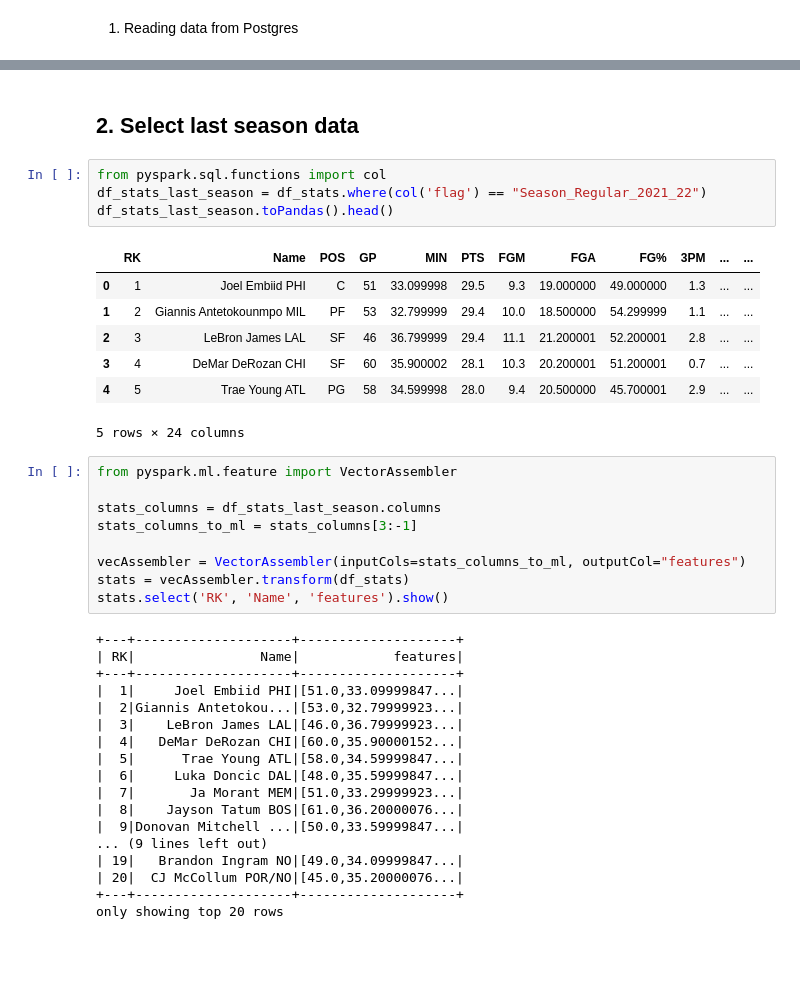
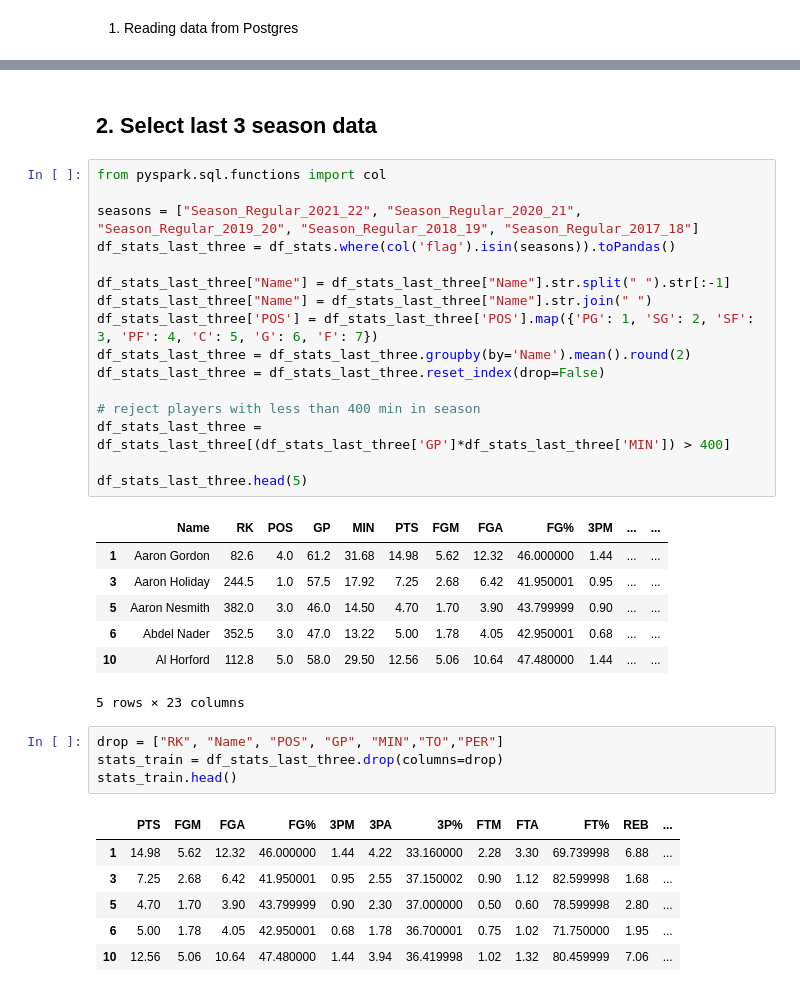
Before and after one commit to tomekmatuszewski/NBA_players_clustering, a Jupyter notebook: notebooks/read_postgres.ipynb, the cells around one changed output, grey strips where cells are left out. Drawn from its saved outputs; the diff is of its cells as text; blank space fills up the shorter version.

```diff
--- a/notebooks/read_postgres.ipynb
+++ b/notebooks/read_postgres.ipynb
@@ -104,41 +34,37 @@ df_stats.limit(10).toPandas()
 # %% [markdown]
-## 2. Select last season data
+## 2. Select last 3 season data
 # %%
 from pyspark.sql.functions import col
-df_stats_last_season = df_stats.where(col('flag') == "Season_Regular_2021_22")
-df_stats_last_season.toPandas().head()
+
+seasons = ["Season_Regular_2021_22", "Season_Regular_2020_21", "Season_Regular_2019_20", "Season_Regular_2018_19", "Season_Regular_2017_18"]
+df_stats_last_three = df_stats.where(col('flag').isin(seasons)).toPandas()
+
+df_stats_last_three["Name"] = df_stats_last_three["Name"].str.split(" ").str[:-1]
+df_stats_last_three["Name"] = df_stats_last_three["Name"].str.join(" ")
+df_stats_last_three['POS'] = df_stats_last_three['POS'].map({'PG': 1, 'SG': 2, 'SF': 3, 'PF': 4, 'C': 5, 'G': 6, 'F': 7})
+df_stats_last_three = df_stats_last_three.groupby(by='Name').mean().round(2)
+df_stats_last_three = df_stats_last_three.reset_index(drop=False)
+
+# reject players with less than 400 min in season
+df_stats_last_three = df_stats_last_three[(df_stats_last_three['GP']*df_stats_last_three['MIN']) > 400]
+
+df_stats_last_three.head(5)
 # %% [output]
-|  | RK | Name | POS | GP | MIN | PTS | FGM | FGA | FG% | 3PM | ... | ... |
-| 0 | 1 | Joel Embiid PHI | C | 51 | 33.099998 | 29.5 | 9.3 | 19.000000 | 49.000000 | 1.3 | ... | ... |
-| 1 | 2 | Giannis Antetokounmpo MIL | PF | 53 | 32.799999 | 29.4 | 10.0 | 18.500000 | 54.299999 | 1.1 | ... | ... |
-| 2 | 3 | LeBron James LAL | SF | 46 | 36.799999 | 29.4 | 11.1 | 21.200001 | 52.200001 | 2.8 | ... | ... |
-| 3 | 4 | DeMar DeRozan CHI | SF | 60 | 35.900002 | 28.1 | 10.3 | 20.200001 | 51.200001 | 0.7 | ... | ... |
-| 4 | 5 | Trae Young ATL | PG | 58 | 34.599998 | 28.0 | 9.4 | 20.500000 | 45.700001 | 2.9 | ... | ... |
+|  | Name | RK | POS | GP | MIN | PTS | FGM | FGA | FG% | 3PM | ... | ... |
+| 1 | Aaron Gordon | 82.6 | 4.0 | 61.2 | 31.68 | 14.98 | 5.62 | 12.32 | 46.000000 | 1.44 | ... | ... |
+| 3 | Aaron Holiday | 244.5 | 1.0 | 57.5 | 17.92 | 7.25 | 2.68 | 6.42 | 41.950001 | 0.95 | ... | ... |
+| 5 | Aaron Nesmith | 382.0 | 3.0 | 46.0 | 14.50 | 4.70 | 1.70 | 3.90 | 43.799999 | 0.90 | ... | ... |
+| 6 | Abdel Nader | 352.5 | 3.0 | 47.0 | 13.22 | 5.00 | 1.78 | 4.05 | 42.950001 | 0.68 | ... | ... |
+| 10 | Al Horford | 112.8 | 5.0 | 58.0 | 29.50 | 12.56 | 5.06 | 10.64 | 47.480000 | 1.44 | ... | ... |
-5 rows × 24 columns
+5 rows × 23 columns
 # %%
-from pyspark.ml.feature import VectorAssembler
-
-stats_columns = df_stats_last_season.columns
-stats_columns_to_ml = stats_columns[3:-1]
-
-vecAssembler = VectorAssembler(inputCols=stats_columns_to_ml, outputCol="features")
-stats = vecAssembler.transform(df_stats)
-stats.select('RK', 'Name', 'features').show()
+drop = ["RK", "Name", "POS", "GP", "MIN","TO","PER"]
+stats_train = df_stats_last_three.drop(columns=drop)
+stats_train.head()
 # %% [output]
-+---+--------------------+--------------------+
-| RK|                Name|            features|
-+---+--------------------+--------------------+
-|  1|     Joel Embiid PHI|[51.0,33.09999847...|
-|  2|Giannis Antetokou...|[53.0,32.79999923...|
-|  3|    LeBron James LAL|[46.0,36.79999923...|
-|  4|   DeMar DeRozan CHI|[60.0,35.90000152...|
-|  5|      Trae Young ATL|[58.0,34.59999847...|
-|  6|     Luka Doncic DAL|[48.0,35.59999847...|
-|  7|       Ja Morant MEM|[51.0,33.29999923...|
-|  8|    Jayson Tatum BOS|[61.0,36.20000076...|
-|  9|Donovan Mitchell ...|[50.0,33.59999847...|
-... (9 lines left out)
-| 19|   Brandon Ingram NO|[49.0,34.09999847...|
-| 20|  CJ McCollum POR/NO|[45.0,35.20000076...|
-+---+--------------------+--------------------+
-only showing top 20 rows
+|  | PTS | FGM | FGA | FG% | 3PM | 3PA | 3P% | FTM | FTA | FT% | REB | ... |
+| 1 | 14.98 | 5.62 | 12.32 | 46.000000 | 1.44 | 4.22 | 33.160000 | 2.28 | 3.30 | 69.739998 | 6.88 | ... |
+| 3 | 7.25 | 2.68 | 6.42 | 41.950001 | 0.95 | 2.55 | 37.150002 | 0.90 | 1.12 | 82.599998 | 1.68 | ... |
+| 5 | 4.70 | 1.70 | 3.90 | 43.799999 | 0.90 | 2.30 | 37.000000 | 0.50 | 0.60 | 78.599998 | 2.80 | ... |
+| 6 | 5.00 | 1.78 | 4.05 | 42.950001 | 0.68 | 1.78 | 36.700001 | 0.75 | 1.02 | 71.750000 | 1.95 | ... |
+| 10 | 12.56 | 5.06 | 10.64 | 47.480000 | 1.44 | 3.94 | 36.419998 | 1.02 | 1.32 | 80.459999 | 7.06 | ... |
```
Also changed, not shown: parts of 40 cells of this notebook, 2 other files.
